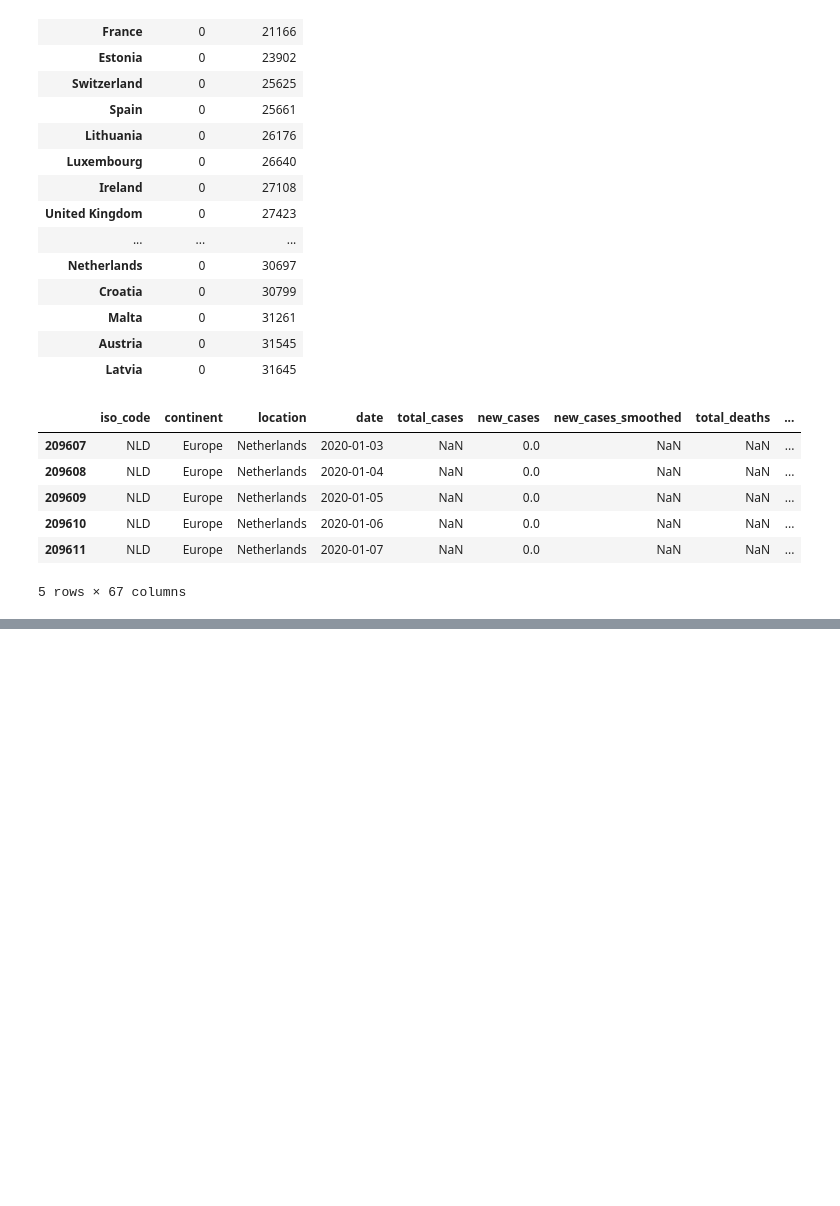
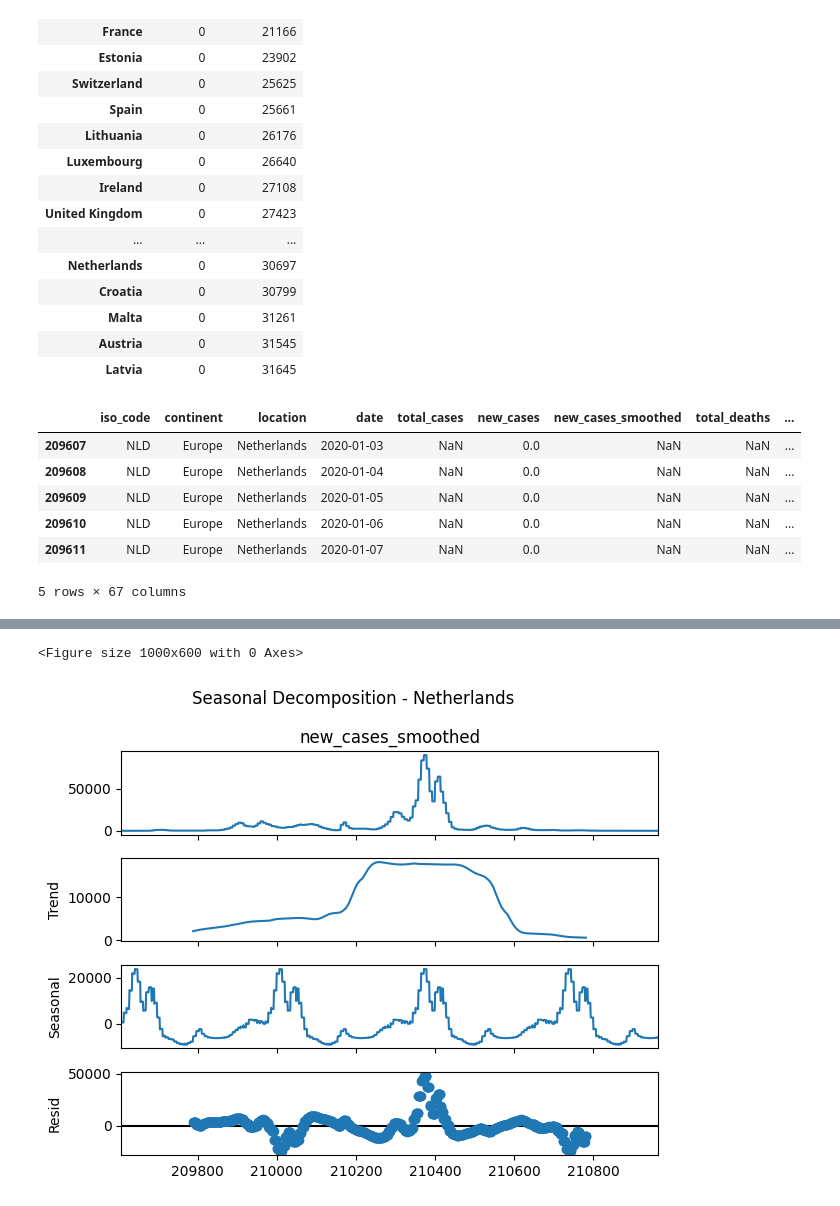
Before and after one commit to FYEH779/Stat-390-Project, a Jupyter notebook: ARIMA_Brian.ipynb, the cells around one changed output, grey strips where cells are left out. Drawn from its saved outputs; the diff is of its cells as text; code cells hidden in the pictures; blank space fills up the shorter version.

```diff
--- a/ARIMA_Brian.ipynb
+++ b/ARIMA_Brian.ipynb
@@ -184,6 +66,0 @@ dtype: int64
-# %%
-# drop features with >40% missingness
-threshold = 0.6 * len(selected_data)
-
-data_clean = selected_data.dropna(thresh=threshold, axis=1)
-data_clean.columns
@@ -563,0 +113,15 @@ sns.heatmap( correlation )
+# %%
+#impute using forward fill
+
+# Find the first day where 'new_cases_smoothed' is not null
+first_valid_date = data_clean[data_clean['new_cases_smoothed'].notna()].index[0]
+
+# fill everything before that day with 0
+data_clean.loc[data_clean.index < first_valid_date, ['new_cases_smoothed']] = 0
+
+# forward fill
+data_clean['new_cases_smoothed'].ffill()
+
+# check missingness
+missing_values_count = data_clean['new_cases_smoothed'].isnull().sum()
+print(missing_values_count)
@@ -563,0 +140,25 @@ sns.heatmap( correlation )
+# %%
+import matplotlib.pyplot as plt
+from statsmodels.tsa.seasonal import seasonal_decompose
+
+
+for country in data_clean['location'].unique():
+    country_data = data_clean[data_clean['location'] == country]
+    result = seasonal_decompose(country_data['new_cases_smoothed'], period=365)
+
+    plt.figure(figsize=(10, 6))
+
+    # Create plots
+    result.plot()
+
+    # Set the title with a higher y value to shift it up
+    plt.suptitle(f'Seasonal Decomposition - {country}', y=1.05)
+
+    # Save the figure with a lowercase country name
+    plt.savefig('acf_plot_' + country.lower() + '.png')
+
+    # Display the figure
+    plt.show()
+# %% [output]
+<Figure size 1000x600 with 0 Axes>
+[figure, added]
```
Also changed, not shown: parts of 56 cells of this notebook, 1 other file.
